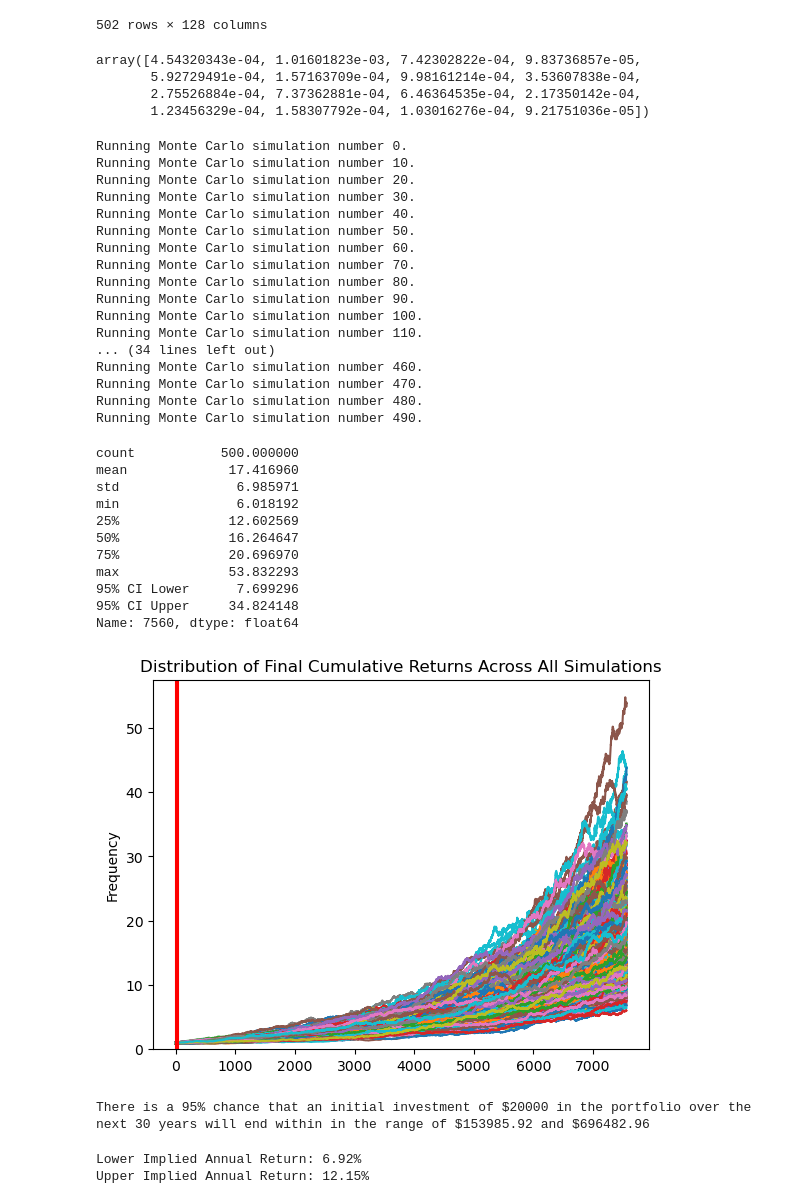
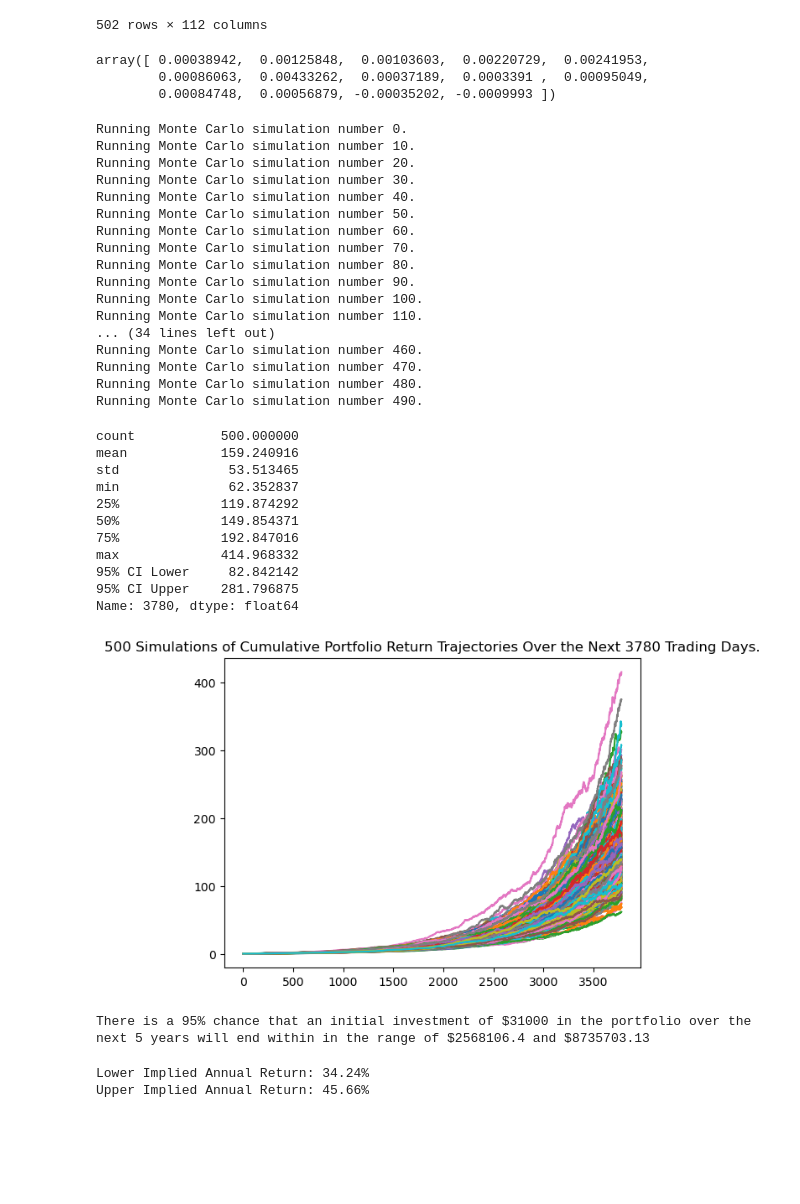
Before and after one commit to kahbelank/Investment-Chatbot, a Jupyter notebook: Monte Carlo Simulation/MonteC_Portfolio.ipynb, the cells around one changed output. Cells and saved outputs as stored; diff of their text form; code cells hidden in the pictures; blank space fills up the shorter version.

```diff
--- a/Monte Carlo Simulation/MonteC_Portfolio.ipynb
+++ b/Monte Carlo Simulation/MonteC_Portfolio.ipynb
@@ -7,7 +402,7 @@ from datetime import datetime, timedelta
 from MCPortfolioSimulator_LR import PortfolioSimulator
 
 # List of assets to fetch data for
-asset_list = ["ABBV", "AMZN", "COST", "CVX", "HD", "JNJ", "LLY", "MRK", "PG", "UNH", "V", "^TNX", "^TYX", "WELL", "O", "CCI"]
+asset_list = ['ABBV', 'COST', 'JPM', 'LLY', 'META', 'MRK', 'NVDA', 'PG', 'XOM', '^TNX', '^TYX', 'WELL', 'O', 'CCI']
 
 # Define the start and end dates for fetching the data (2 years)
 end_date = datetime.now()
@@ -86,12 +479,13 @@ Historical Annual Returns: {'ABBV': 4.330104906048549, 'AMZN': 36.64253051004385
 # %%
 # Define weights and historical returns
-weights = [0.03, 0.02, 0.02, 0.04, 0.04, 0.17, 0.03, 0.05, 0.17, 0.02, 0.05, 0.04, 0.17, 0.01, 0.13, 0.01]
 
-historical_returns = {
-    "ABBV": 12.13, "AMZN": 29.18, "COST": 20.57, "CVX": 2.51, "HD": 16.11,
-    "JNJ": 4.04, "LLY": 28.60, "MRK": 9.32, "PG": 7.19, "UNH": 20.42,
-    "V": 17.69, "^TNX": 5.63, "^TYX": 3.16, "WELL": 4.07, "O": 2.63, "CCI": 2.35
-}
+weights = [0.01, 0.1, 0.04, 0.14, 0.01, 0.17, 0.07, 0.13, 0.02, 0.04, 0.2, 0.03, 0.03, 0.01]
+
+# historical_returns = {
+#     "ABBV": 12.13, "AMZN": 29.18, "COST": 20.57, "CVX": 2.51, "HD": 16.11,
+#     "JNJ": 4.04, "LLY": 28.60, "MRK": 9.32, "PG": 7.19, "UNH": 20.42,
+#     "V": 17.69, "^TNX": 5.63, "^TYX": 3.16, "WELL": 4.07, "O": 2.63, "CCI": 2.35
+# }
 
 # Initialize the PortfolioSimulator
 sim_returns2 = PortfolioSimulator(
@@ -99,7 +493,7 @@ sim_returns2 = PortfolioSimulator(
     annual_returns=historical_returns,
     weights=weights,
     num_simulation=500,
-    num_trading_days=252*30  # Simulate for 2 years (approx. 252 trading days per year)
+    num_trading_days=252*15  # Simulate for 2 years (approx. 252 trading days per year)
 )
 
 # Display the first few rows of the portfolio data
@@ -112,8 +506,8 @@ cumulative_returns = sim_returns2.calc_cumulative_return()
 # Plot the simulation results
 sim_returns2.plot_simulation()
 
-# Plot the distribution of final cumulative returns
-sim_returns2.plot_distribution()
+# # Plot the distribution of final cumulative returns
+# sim_returns2.plot_distribution()
 
 # Summarize the cumulative return statistics
 summary = sim_returns2.summarize_cumulative_return()
@@ -135,40 +529,39 @@ print(summary)
-502 rows × 128 columns
+502 rows × 112 columns
-array([4.54320343e-04, 1.01601823e-03, 7.42302822e-04, 9.83736857e-05,
-       5.92729491e-04, 1.57163709e-04, 9.98161214e-04, 3.53607838e-04,
-       2.75526884e-04, 7.37362881e-04, 6.46364535e-04, 2.17350142e-04,
-       1.23456329e-04, 1.58307792e-04, 1.03016276e-04, 9.21751036e-05])
+array([ 0.00038942,  0.00125848,  0.00103603,  0.00220729,  0.00241953,
+        0.00086063,  0.00433262,  0.00037189,  0.0003391 ,  0.00095049,
+        0.00084748,  0.00056879, -0.00035202, -0.0009993 ])
 Running Monte Carlo simulation number 0.
 Running Monte Carlo simulation number 10.
 Running Monte Carlo simulation number 20.
 Running Monte Carlo simulation number 30.
 Running Monte Carlo simulation number 40.
 Running Monte Carlo simulation number 50.
 Running Monte Carlo simulation number 60.
 Running Monte Carlo simulation number 70.
 Running Monte Carlo simulation number 80.
 Running Monte Carlo simulation number 90.
 Running Monte Carlo simulation number 100.
 Running Monte Carlo simulation number 110.
 ... (34 lines left out)
 Running Monte Carlo simulation number 460.
 Running Monte Carlo simulation number 470.
 Running Monte Carlo simulation number 480.
 Running Monte Carlo simulation number 490.
 count           500.000000
-mean             17.416960
-std               6.985971
-min               6.018192
-25%              12.602569
-50%              16.264647
-75%              20.696970
-max              53.832293
-95% CI Lower      7.699296
-95% CI Upper     34.824148
-Name: 7560, dtype: float64
+mean            159.240916
+std              53.513465
+min              62.352837
+25%             119.874292
+50%             149.854371
+75%             192.847016
+max             414.968332
+95% CI Lower     82.842142
+95% CI Upper    281.796875
+Name: 3780, dtype: float64
-[figure, old version]
+[figure, new version]
 # %%
 # Set initial investment
-initial_investment = 20000
+initial_investment = 31000
 
 # Use the lower and upper `95%` confidence intervals to calculate the range of the possible outcomes of our $20,000
 port_high_return = round(initial_investment * summary[9],2)
@@ -176,16 +569,16 @@ port_low_return = round(initial_investment * summary[8],2)
 
 # Print results
 print(f"There is a 95% chance that an initial investment of ${initial_investment} in the portfolio"
-      f" over the next 30 years will end within in the range of"
+      f" over the next 5 years will end within in the range of"
       f" ${port_low_return} and ${port_high_return}")
 # %% [output]
-There is a 95% chance that an initial investment of $20000 in the portfolio over the next 30 years will end within in the range of $153985.92 and $696482.96
+There is a 95% chance that an initial investment of $31000 in the portfolio over the next 5 years will end within in the range of $2568106.4 and $8735703.13
 # %%
-initial_investment = 20000
-lower_estimate = 148845.95
-upper_estimate = 624488.31
+initial_investment = 31000
+lower_estimate = 2568106.4
+upper_estimate = 8735703.13
 
-years = 30
+years = 15
 
 lower_annual_return = (lower_estimate / initial_investment) ** (1 / years) - 1
 upper_annual_return = (upper_estimate / initial_investment) ** (1 / years) - 1
@@ -193,5 +586,5 @@ upper_annual_return = (upper_estimate / initial_investment) ** (1 / years) - 1
 print(f"Lower Implied Annual Return: {lower_annual_return * 100:.2f}%")
 print(f"Upper Implied Annual Return: {upper_annual_return * 100:.2f}%")
 # %% [output]
-Lower Implied Annual Return: 6.92%
-Upper Implied Annual Return: 12.15%
+Lower Implied Annual Return: 34.24%
+Upper Implied Annual Return: 45.66%
```
Also changed, not shown: parts of 14 cells of this notebook.
